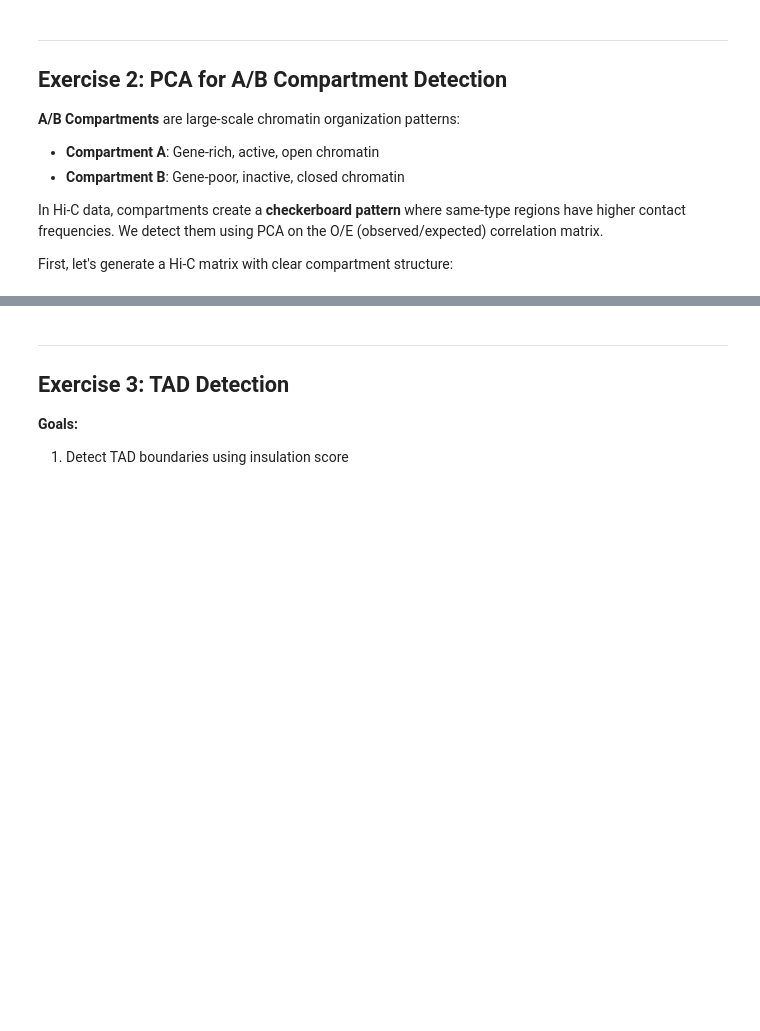
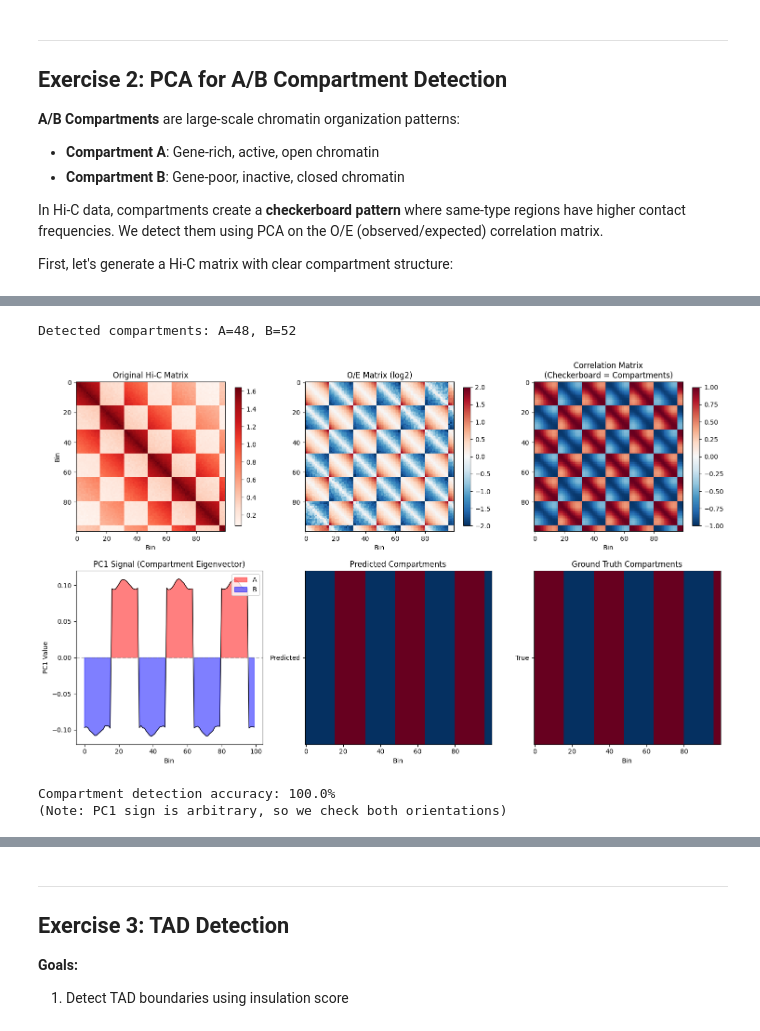
Before and after one commit to maciek-wisniewski/intro_to_bioinf_and_comp_gen_2026, a Jupyter notebook: notebooks/10-3d-genome.ipynb, the cells around one changed output, grey strips where cells are left out. Drawn from its saved outputs; the diff is of its cells as text; code cells hidden in the pictures; blank space fills up the shorter version.

```diff
--- a/notebooks/10-3d-genome.ipynb
+++ b/notebooks/10-3d-genome.ipynb
@@ -233,14 +265,14 @@ def detect_compartments(mat):
     expected = np.zeros_like(mat)
     for i in range(n):
         for j in range(n):
-            expected[i, j] = 1 # mean of pixels at distance d=|i - j| form diagonal (or "1")
+            expected[i, j] = np.diagonal(mat, offset=abs(i - j)).mean()    # mean of pixels at distance d=|i - j| form diagonal (or "1")
 
     # Guard against zero div.
     expected[expected == 0] = 1e-10
 
     # O/E (observed vs expected) matrix removes the distance decay effect
     # Use log2 for better distribution
-    oe_mat = # TODO: compute O/E matrix (log2)
+    oe_mat = np.log2(mat / expected)  # TODO: compute O/E matrix (log2)
 
     # Fix the matrix again:
     oe_mat = np.nan_to_num(oe_mat)
@@ -250,8 +282,9 @@ def detect_compartments(mat):
     corr_mat = np.nan_to_num(corr_mat)
 
     # PCA: PC1 captures the compartment signal
-    pca = None # TODO PCA
-    pc1 = None # COmponent 1
+    pca = PCA(n_components=2)
+    pca.fit(corr_mat)
+    pc1 = pca.components_[0]
 
     # Assign compartments based on PC1 sign
     compartments = np.where(pc1 > 0, 'A', 'B')
@@ -299,33 +332,38 @@ ax4.legend(loc='upper right')
 
 ax5 = axes[1, 1]
 # Predicted compartments
 pred_colors = [1 if c == 'A' else -1 for c in compartments]
 ax5.imshow([pred_colors], cmap='RdBu_r', aspect='auto', vmin=-1, vmax=1)
 ax5.set_title('Predicted Compartments')
 ax5.set_xlabel('Bin')
 ax5.set_yticks([0])
 ax5.set_yticklabels(['Predicted'])
 
 ax6 = axes[1, 2]
 # Compare with ground truth
 ax6.imshow([true_labels], cmap='RdBu_r', aspect='auto', vmin=-1, vmax=1)
 ax6.set_title('Ground Truth Compartments')
 ax6.set_xlabel('Bin')
 ax6.set_yticks([0])
 ax6.set_yticklabels(['True'])
 
 plt.tight_layout()
 plt.show()
 
 # Calculate accuracy
 # Note: PC1 sign might be flipped, so check both orientations
 pred_binary = np.array([1 if c == 'A' else -1 for c in compartments])
 accuracy1 = np.mean(pred_binary == true_labels)
 accuracy2 = np.mean(pred_binary == -true_labels)  # Check if sign is flipped
 accuracy = max(accuracy1, accuracy2)
 
 print(f"\nCompartment detection accuracy: {accuracy:.1%}")
 print(f"(Note: PC1 sign is arbitrary, so we check both orientations)")
+# %% [output]
+Detected compartments: A=48, B=52
+[figure, added]
+Compartment detection accuracy: 100.0%
+(Note: PC1 sign is arbitrary, so we check both orientations)
 # %%
 sample_region_big = ('chr2', 120_000_000, 160_000_000)
 sample_compartment_resolution = 100_000
```
Also changed, not shown: parts of 8 cells of this notebook, 3 other files.
